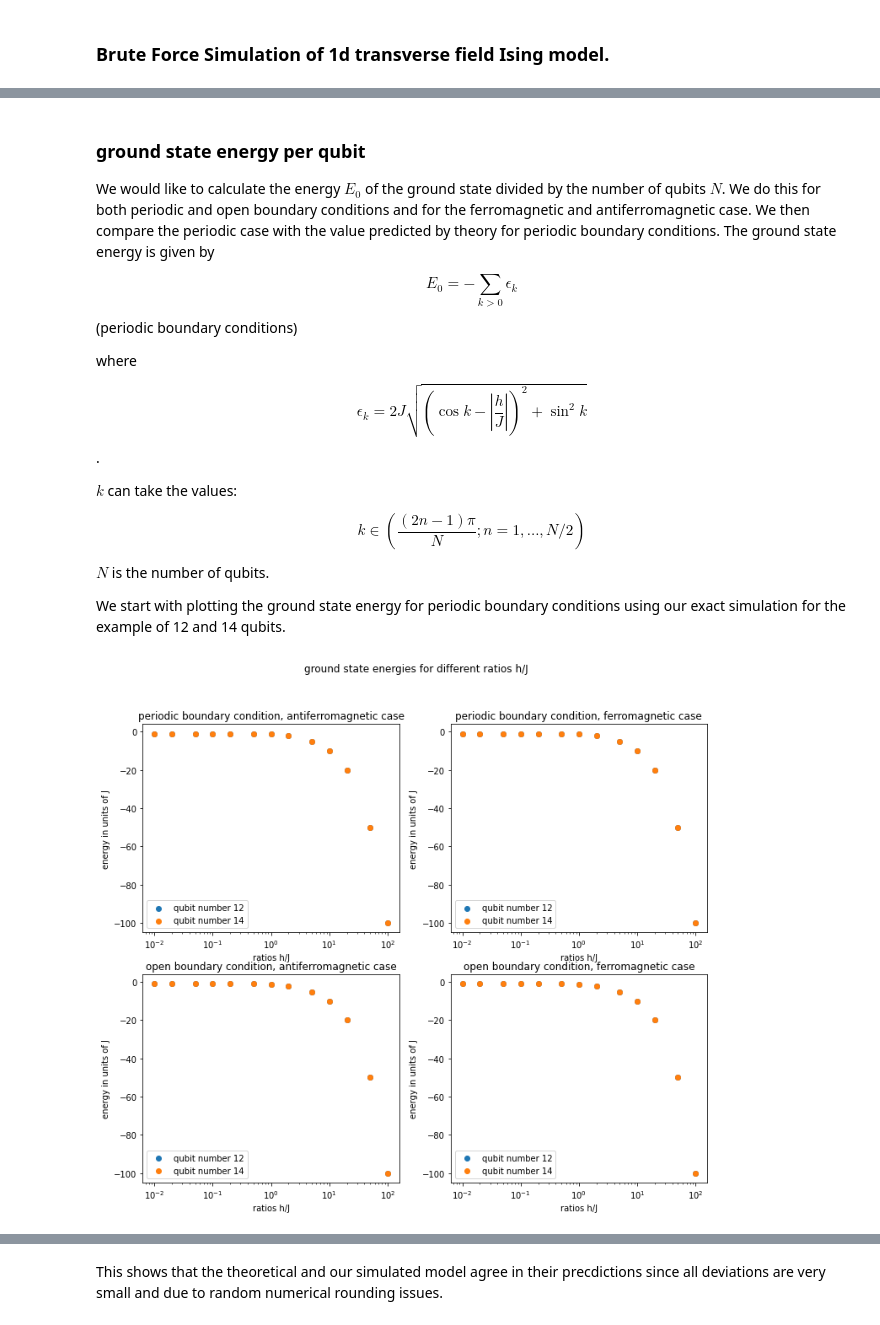
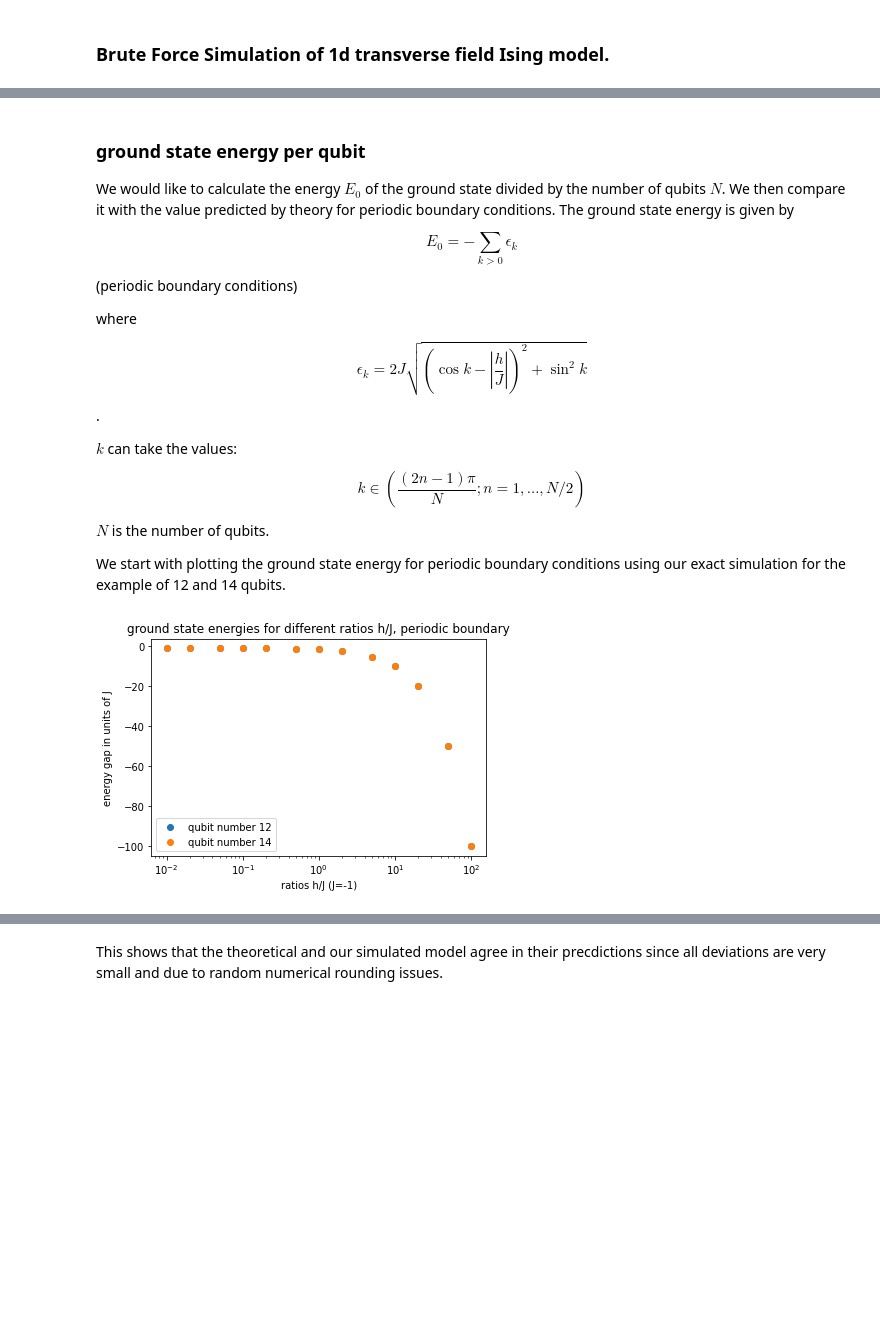
Before and after one commit to LennartBuerger/classical-shadows-for-1d-TFIM-energy-estimation, a Jupyter notebook: display_data/bf_display_data.ipynb, the cells around one changed output, grey strips where cells are left out. Drawn from its saved outputs; the diff is of its cells as text; code cells hidden in the pictures; blank space fills up the shorter version.

```diff
--- a/display_data/bf_display_data.ipynb
+++ b/display_data/bf_display_data.ipynb
@@ -80,9 +64,22 @@ np.save(save_direc_groundstate, ground_state_dict)
+# %%
+#calculate for periodic boundary conditions
+
+qubit_numbers = np.array([10, 12, 14])
+energy_eig_vals_dict: dict = {}
+ground_state_dict: dict = {}
+for i in range(0, np.size(qubit_numbers)):
+    for j in range(0, np.size(ratios_h_j)):
+        energy_eig_vals, eigvecs = TfimHamiltonianOpenFermion(qubit_numbers[i], ratios_h_j[j], 1, 'periodic').diagonalize(3, True)
+        ground_state = pt.tensor(eigvecs[:, 0])
+        key = str(qubit_numbers[i]) + ' ' + str(ratios_h_j[j])
+        energy_eig_vals_dict[key] = energy_eig_vals
+        ground_state_dict[key] = ground_state
+np.save(save_direc_eigs_periodic, energy_eig_vals_dict)
+np.save(save_direc_groundstate_periodic, ground_state_dict)
 # %% [markdown]
 ### ground state energy per qubit
 We would like to calculate the energy $E_0$ of the ground state divided by the number of
-qubits $N$. We do this for both periodic and open boundary conditions and for
-the ferromagnetic and antiferromagnetic case.
- We then compare the periodic case with the value predicted by theory for periodic boundary
+qubits $N$. We then compare it with the value predicted by theory for periodic boundary
 conditions. The ground state energy is given by
 
 \begin{equation}
@@ -98,7 +95,7 @@ where
 $k$ can take the values:
 
 \begin{equation}
-k \in \left(\frac{(2n-1)\pi}{N};   n=1, ..., N/2 \right)
+k \in (\frac{(2n-1)\pi}{N};   n=1, ..., N/2 )
 \end{equation}
 
 $N$ is the number of qubits.
@@ -106,37 +103,24 @@ $N$ is the number of qubits.
 We start with plotting the ground state energy for periodic boundary conditions
  using our exact simulation for the example of 12 and 14 qubits.
 # %%
-qubit_num = np.array([12, 14])
-energy_dict = np.load(save_direc_eigs, allow_pickle='TRUE')
-energy_dict = energy_dict.item()
-fig, axs = plt.subplots(2,2)
-fig.set_figheight(10)
-fig.set_figwidth(12)
-fig.suptitle('ground state energies for different ratios h/J')
-for k in range(0, 2):
-    if k == 0:
-        J_val = 1 #antiferromagnetic case
-        magnetisation = 'antiferromagnetic'
-    else:
-        J_val = -1 #ferromagnetic case
-        magnetisation = 'ferromagnetic'
-    for l in range(0,2):
-        if l==0:
-            boundary = 'periodic'
-        else:
-            boundary = 'open'
-        for i in range(0, np.size(qubit_num)):
-            energy = np.zeros(np.size(ratios_h_j))
-            for j in range(0, np.size(ratios_h_j)):
-                energy[j] = energy_dict[str(J_val)][boundary][str(qubit_num[i])][str(ratios_h_j[j])][0]
-            energy_per_qubit = energy / qubit_num[i]
-            axs[l, k].scatter(ratios_h_j, energy_per_qubit, label='qubit number ' + str(qubit_num[i]))
-        axs[l, k].set(xscale='log', xlabel='ratios h/J',
-                      ylabel='energy in units of J')
-        axs[l, k].set_title(boundary + ' boundary condition, ' + magnetisation + ' case')
-        axs[l, k].legend()
-plot_save_direc = 'plots\Ground_state_energy\Ground_state_energies_per_qubit'
-plt.savefig(plot_save_direc)
+def plot_ground_state_energy_periodic():
+    qubit_num = np.array([12, 14])
+    energy_dict = np.load(save_direc_eigs_periodic, allow_pickle='TRUE')
+    energy_dict = energy_dict.item()
+    for i in range(0, np.size(qubit_num)):
+        energy = np.zeros(np.size(ratios_h_j))
+        for j in range(0, np.size(ratios_h_j)):
+            energy[j] = energy_dict[str(qubit_num[i]) + ' ' + str(ratios_h_j[j])][0]
+        energy_per_qubit = energy / qubit_num[i]
+        plt.scatter(ratios_h_j, energy_per_qubit, label='qubit number ' + str(qubit_num[i]))
+    plt.xscale('log')
+    plt.title('ground state energies for different ratios h/J, periodic boundary')
+    plt.xlabel('ratios h/J (J=-1)')
+    plt.ylabel('energy gap in units of J')
+    plt.legend()
+    plot_save_direc = 'plots\Ground_state_energy\Ground_state_energies_per_qubit_periodic'
+    plt.savefig(plot_save_direc)
+plot_ground_state_energy_periodic()
 # %% [output]
-[figure, old version]
+[figure, new version]
 # %% [markdown]
```
Also changed, not shown: parts of 37 cells of this notebook, 39 other files.
